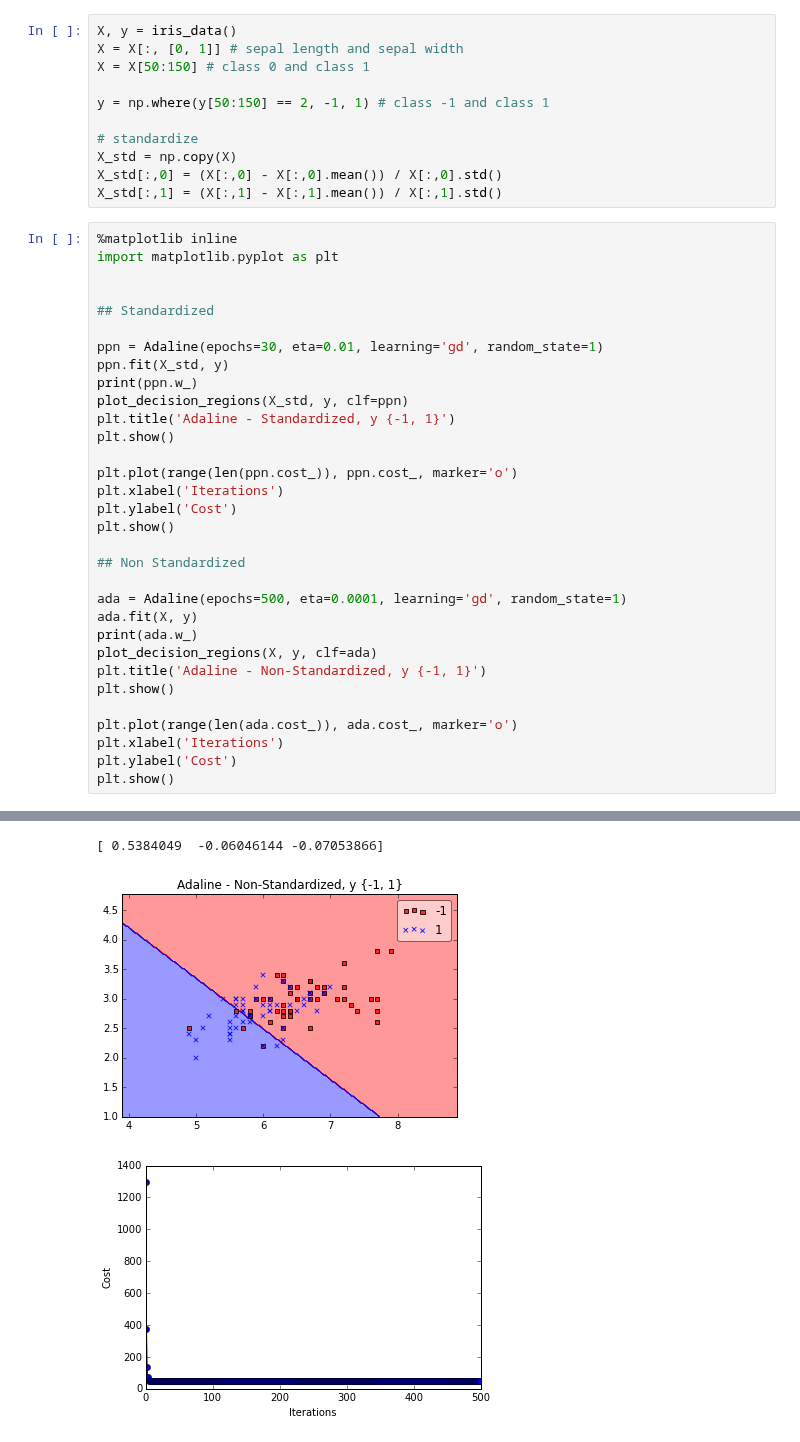
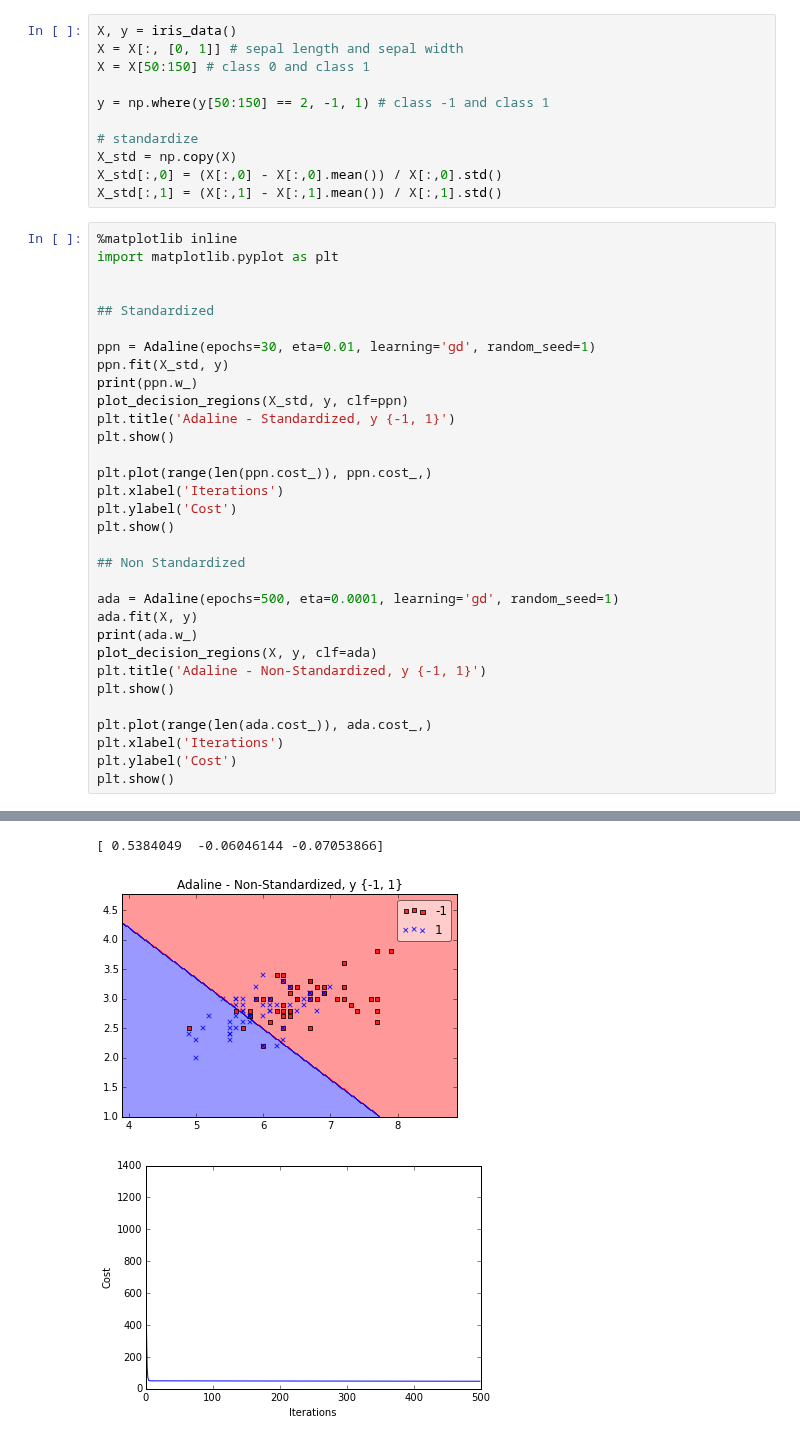
Before and after one commit to rasbt/mlxtend, a Jupyter notebook: docs/examples/classifier_adaline.ipynb, the cells around one changed output, grey strips where cells are left out. Saved outputs shown, nothing was run; the diff lists cells and outputs as text.

```diff
--- a/docs/examples/classifier_adaline.ipynb
+++ b/docs/examples/classifier_adaline.ipynb
@@ -138,28 +138,28 @@ import matplotlib.pyplot as plt
 
 ## Standardized
 
-ppn = Adaline(epochs=30, eta=0.01, learning='gd', random_state=1)
+ppn = Adaline(epochs=30, eta=0.01, learning='gd', random_seed=1)
 ppn.fit(X_std, y)
 print(ppn.w_)
 plot_decision_regions(X_std, y, clf=ppn)
 plt.title('Adaline - Standardized, y {-1, 1}')
 plt.show()
 
-plt.plot(range(len(ppn.cost_)), ppn.cost_, marker='o')
+plt.plot(range(len(ppn.cost_)), ppn.cost_,)
 plt.xlabel('Iterations')
 plt.ylabel('Cost')
 plt.show()
 
 ## Non Standardized
 
-ada = Adaline(epochs=500, eta=0.0001, learning='gd', random_state=1)
+ada = Adaline(epochs=500, eta=0.0001, learning='gd', random_seed=1)
 ada.fit(X, y)
 print(ada.w_)
 plot_decision_regions(X, y, clf=ada)
 plt.title('Adaline - Non-Standardized, y {-1, 1}')
 plt.show()
 
-plt.plot(range(len(ada.cost_)), ada.cost_, marker='o')
+plt.plot(range(len(ada.cost_)), ada.cost_,)
 plt.xlabel('Iterations')
 plt.ylabel('Cost')
 plt.show()
@@ -170,3 +170,3 @@ plt.show()
 [ 0.5384049  -0.06046144 -0.07053866]
 [figure]
-[figure, old version]
+[figure, new version]
```
Also changed, not shown: parts of 4 cells of this notebook, 12 other files.
